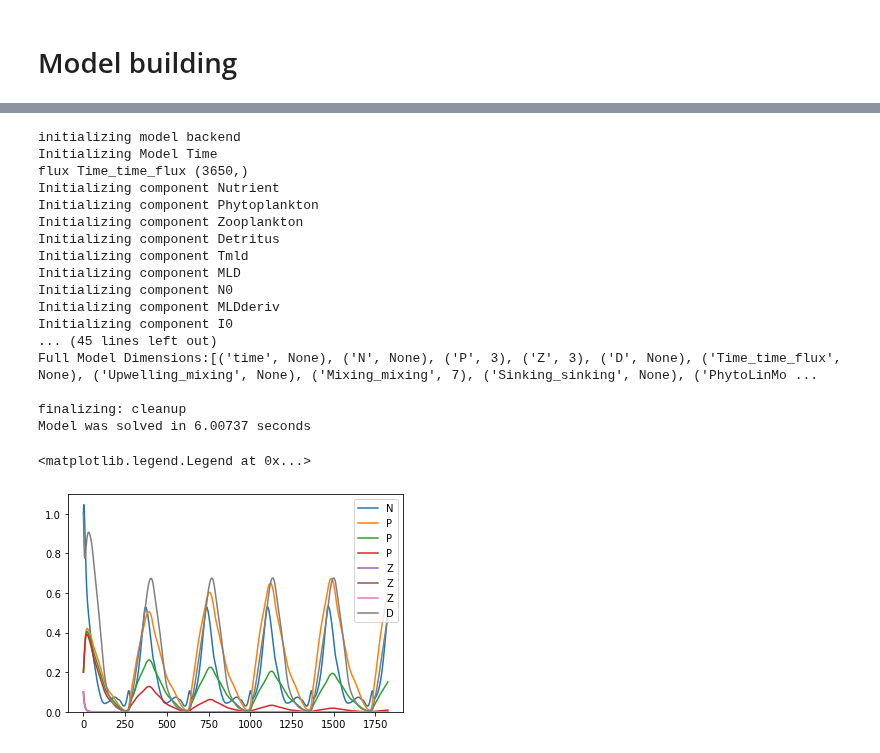
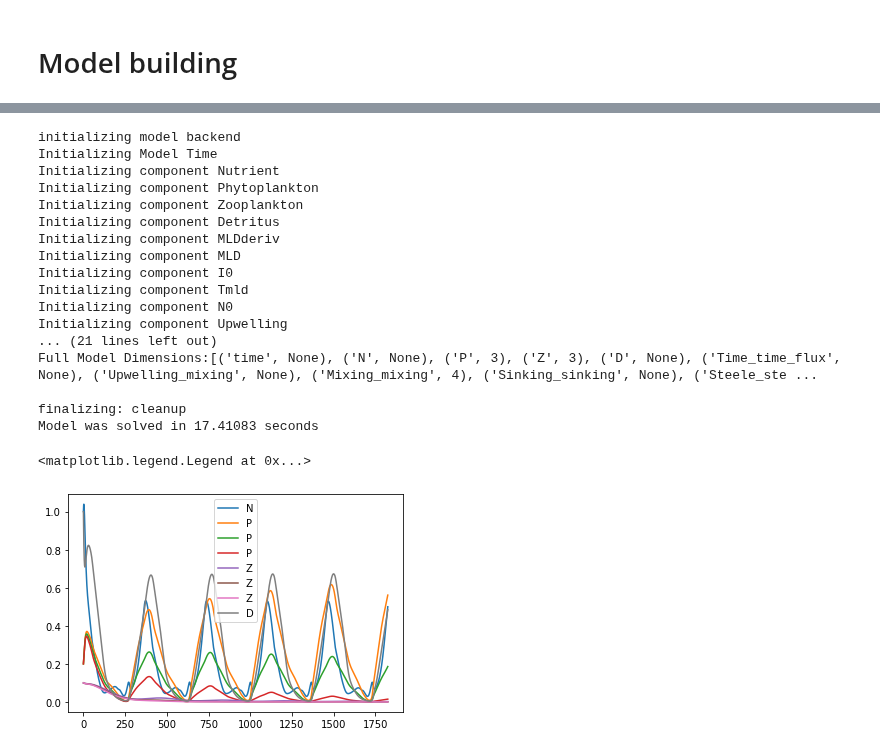
Before and after one commit to ben1post/phydra, a Jupyter notebook: prototypes/FINAL_NPxZxD_prototype.ipynb, the cells around one changed output, grey strips where cells are left out. Saved outputs shown, nothing was run; the diff lists cells and outputs as text; code cells hidden in the pictures.

Commit message:
added full multi-dimensional flux support to stepwise solver, others currently broken

```diff
--- a/prototypes/FINAL_NPxZxD_prototype.ipynb
+++ b/prototypes/FINAL_NPxZxD_prototype.ipynb
@@ -186,7 +323,7 @@ Solver
 forcing_location = {'lat':47,'lon':-20,'rbb':2}
 
 odeint_setup = phydra.setup('odeint', NPxZxD,
-            time=np.arange(0,365*5),
+            time=np.arange(0,365*5),  # *365
             input_vars={
                     # State variables
                     'Nutrient':{'var_label':'N','var_init':1.},
@@ -197,7 +334,7 @@ odeint_setup = phydra.setup('odeint', NPxZxD,
                     # Mixing:
                     'Upwelling':{'n':'N', 'n_0':'N0', 'mld':'MLD', 'mld_deriv':'MLDderiv',
                               'kappa':0.13},
-                    'Mixing':{'vars_sink':['P','Z','D'], 'mld':'MLD', 'mld_deriv':'MLDderiv',
+                    'Mixing':{'vars_sink':['P','D'], 'mld':'MLD', 'mld_deriv':'MLDderiv',
                               'kappa':0.13},
                     'Sinking':{'var':'D', 'mld':'MLD', 'rate':6.43},
 
@@ -210,15 +347,15 @@ odeint_setup = phydra.setup('odeint', NPxZxD,
 
                     # Grazing
                     'Grazing':{'resource':'P', 'consumer':'Z',
-                               'I0':[1.,1.,1.], 'KsZ':[.6,.6,.6], 'phiP':phiP},
+                               'Imax':[.1,.1,.1], 'KsZ':[0.6,0.6,0.6], 'phiP':phiP},
                     'GGE':{'grazed_resource':'P', 'assimilated_consumer':'Z', 'egested_detritus':'D',
-                           'epsilon':0.5, 'f_eg':0.1},
+                           'epsilon':0.33, 'f_eg':0.33},
 
                     # Mortality & sinking
                     'PhytoLinMortality':{'source':'P', 'sink':'D', 'rate':0.1},
                     'PhytoQuadMortality':{'source':'P', 'sink':'D', 'rate':0.01},
-                    'ZooLinMortality':{'source':'Z', 'sink':'D', 'rate':0.1},
-                    'HigherOrderPred':{'var':'Z', 'rate':0.34},
+                    'ZooLinMortality':{'source':'Z', 'sink':'D', 'rate':0.01},
+                    'HigherOrderPred':{'var':'Z', 'rate':0.034},
                     'DetRemineralisation':{'source':'D', 'sink':'N', 'rate':0.1},
 
                     # Forcings
@@ -332,35 +453,35 @@ plt.legend()
 # %%
 stepwise_setup = phydra.update_setup(model=NPxZxD, old_setup=odeint_setup, new_solver="stepwise",
-                                     new_time=np.arange(0,365*5,.5))
+                                     new_time=np.arange(0,5*365,.2))
 # %%
 with NPxZxD:
     stepwise_out = stepwise_setup.xsimlab.run()
 # %% [output]
 initializing model backend
 Initializing Model Time
-flux Time_time_flux (3650,)
 Initializing component Nutrient
 Initializing component Phytoplankton
 Initializing component Zooplankton
 Initializing component Detritus
+Initializing component MLDderiv
+Initializing component MLD
+Initializing component I0
 Initializing component Tmld
-Initializing component MLD
 Initializing component N0
-Initializing component MLDderiv
-Initializing component I0
-... (45 lines left out)
-Full Model Dimensions:[('time', None), ('N', None), ('P', 3), ('Z', 3), ('D', None), ('Time_time_flux', None), ('Upwelling_mixing', None), ('Mixing_mixing', 7), ('Sinking_sinking', None), ('PhytoLinMo ...
+Initializing component Upwelling
+... (21 lines left out)
+Full Model Dimensions:[('time', None), ('N', None), ('P', 3), ('Z', 3), ('D', None), ('Time_time_flux', None), ('Upwelling_mixing', None), ('Mixing_mixing', 4), ('Sinking_sinking', None), ('Steele_ste ...
 
 finalizing: cleanup
-Model was solved in 6.00737 seconds
+Model was solved in 17.41083 seconds
 # %%
 time = stepwise_out.Time__time
 plt.plot(time, stepwise_out.Nutrient__var_value, label='N')
 plt.plot(time, stepwise_out.Phytoplankton__var_value.T, label='P')
 plt.plot(time, stepwise_out.Zooplankton__var_value.T, label='Z')
 plt.plot(time, stepwise_out.Detritus__var_value, label='D')
-plt.ylim(bottom=0)
+#plt.ylim(bottom=0)
 plt.legend()
 # %% [output]
 <matplotlib.legend.Legend at 0x...>
-[figure, old version]
+[figure, new version]
```
Also changed, not shown: parts of 41 cells of this notebook, 5 other files.
